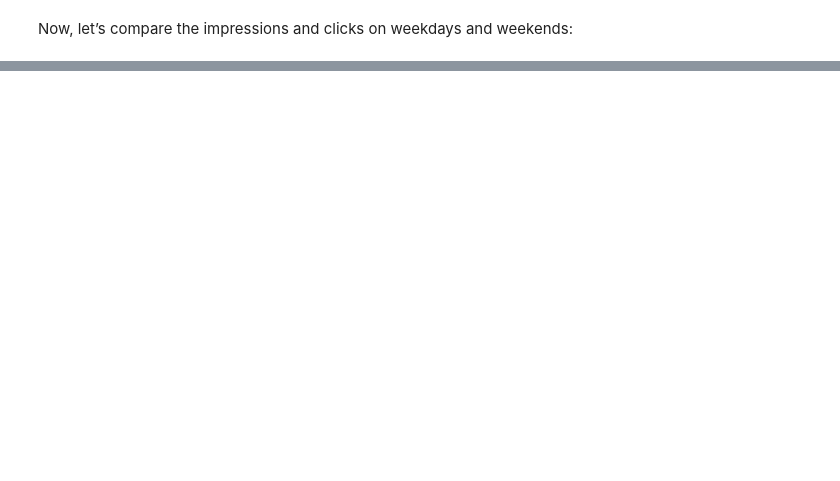
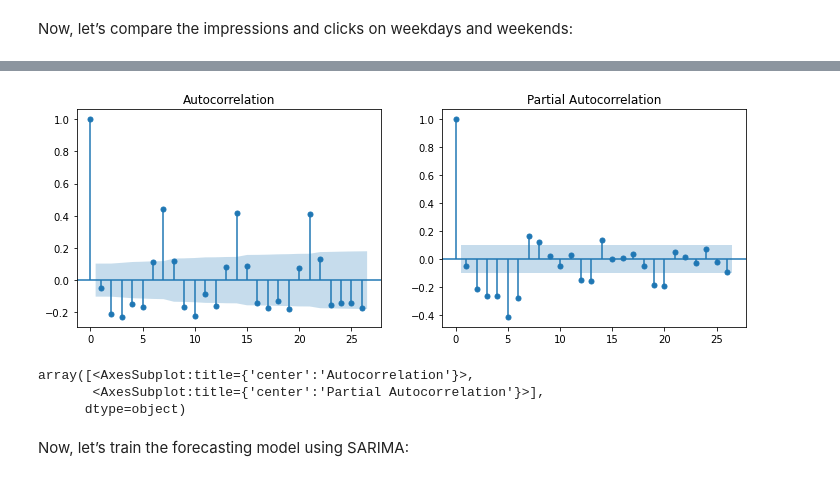
Before and after one commit to Gasmi33/Ads-CTR-Forecasting-using-Python, a Jupyter notebook: Ads CTR Forecasting using Python.ipynb, the cells around one changed output, grey strips where cells are left out. Saved outputs shown, nothing was run; the diff lists cells and outputs as text; code cells hidden in the pictures; blank space fills up the shorter version.

Commit message:
SARIMA model

```diff
--- a/Ads CTR Forecasting using Python.ipynb
+++ b/Ads CTR Forecasting using Python.ipynb
@@ -171,0 +207,2 @@ Now, let’s compare the impressions and clicks on weekdays and weekends:
+# %%
+data.reset_index(inplace=True)
@@ -171,0 +212,3 @@ Now, let’s compare the impressions and clicks on weekdays and weekends:
+# %%
+#resetting index
+time_series = data.set_index('Date')['CTR']
@@ -171,0 +231,3 @@ Now, let’s compare the impressions and clicks on weekdays and weekends:
+# %%
+#Differencing
+differenced_series = time_series.diff().dropna()
@@ -171,0 +250,16 @@ Now, let’s compare the impressions and clicks on weekdays and weekends:
+# %%
+#Plot ACF and PACF of differenced time series
+fig, axes = plt.subplots(1,2, figsize=(12,4))
+plot_acf(differenced_series, ax= axes[0])
+plot_pacf(differenced_series, ax= axes[1])
+plt.show()
+# %% [output]
+[figure, added]
+# %%
+axes
+# %% [output]
+array([<AxesSubplot:title={'center':'Autocorrelation'}>,
+       <AxesSubplot:title={'center':'Partial Autocorrelation'}>],
+      dtype=object)
+# %% [markdown]
+Now, let’s train the forecasting model using SARIMA:
```
Also changed, not shown: parts of 23 cells of this notebook.
